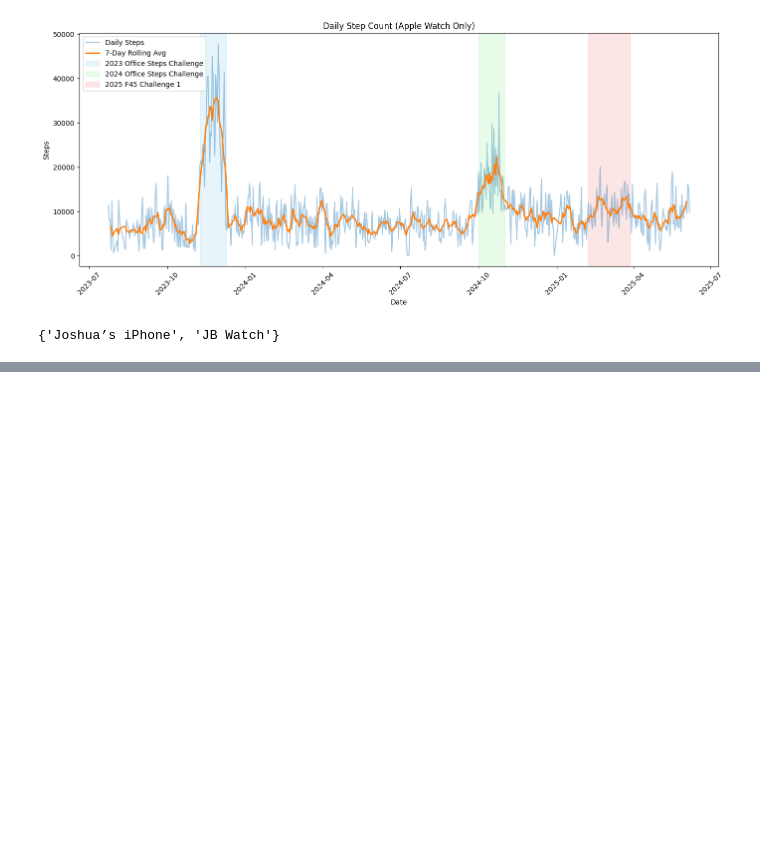
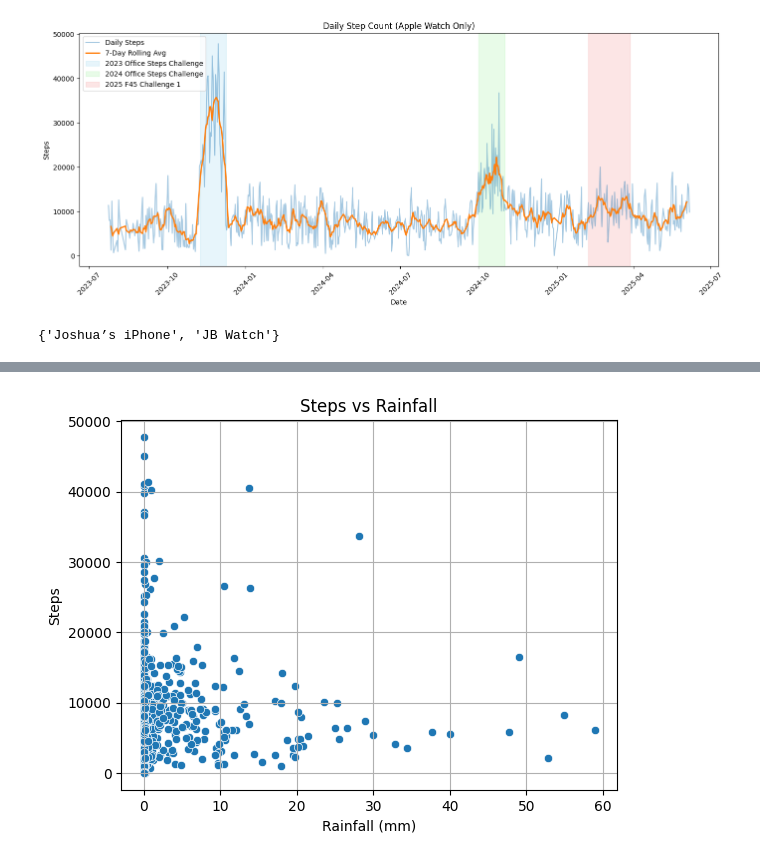
Before and after one commit to joshuawb/health-data, a Jupyter notebook: apple_health_export/health-load.ipynb, the cells around one changed output, grey strips where cells are left out. Saved outputs shown, nothing was run; the diff lists cells and outputs as text; code cells hidden in the pictures; blank space fills up the shorter version.

Commit message:
adding weather data to the mix

```diff
--- a/apple_health_export/health-load.ipynb
+++ b/apple_health_export/health-load.ipynb
@@ -107,3 +107,15 @@ print(source_names)
 ## Needed to add condition that step count comes from watch only otherwise it is inflated by the phone records.
 # %% [output]
 {'Joshua’s iPhone', 'JB Watch'}
+# %%
+## I would like to explore the association between weather and my steps count.
+## For ease of analysis, I will assume I was in Auckland for the whole period although there were times where I wasn't.
+
+## For this I will need Auckland weather data.
+weather = pd.read_csv('auckland-weather-700.csv')
+weather['datetime'] = pd.to_datetime(weather['datetime'])
+
+# Optional cleanup
+weather = weather[['datetime', 'temp', 'precip']]  # adapt to your column names
+
+weather.describe()
@@ -109,0 +132,10 @@ print(source_names)
+# %%
+# Then rename to match for merge
+weather.rename(columns={'datetime': 'date'}, inplace=True)
+
+# Convert both to datetime64[ns] explicitly
+daily_steps['date'] = pd.to_datetime(daily_steps['date'])
+weather['date'] = pd.to_datetime(weather['date'])
+
+# Now merge
+merged = pd.merge(daily_steps, weather, on='date', how='inner')
@@ -109,0 +153,15 @@ print(source_names)
+# %%
+## Steps vs. rainfall
+import seaborn as sns
+import matplotlib.pyplot as plt
+
+sns.scatterplot(data=merged, x='precip', y='value')
+plt.title('Steps vs Rainfall')
+plt.xlabel('Rainfall (mm)')
+plt.ylabel('Steps')
+plt.grid(True)
+plt.show()
+
+## No clear trend here
+# %% [output]
+[figure, added]
```
Also changed, not shown: parts of 6 cells of this notebook.
